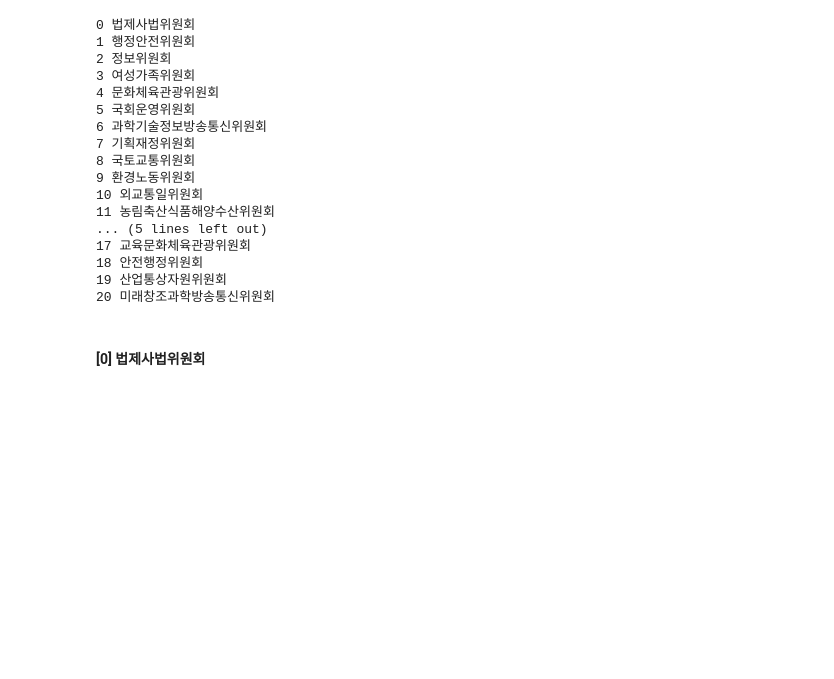
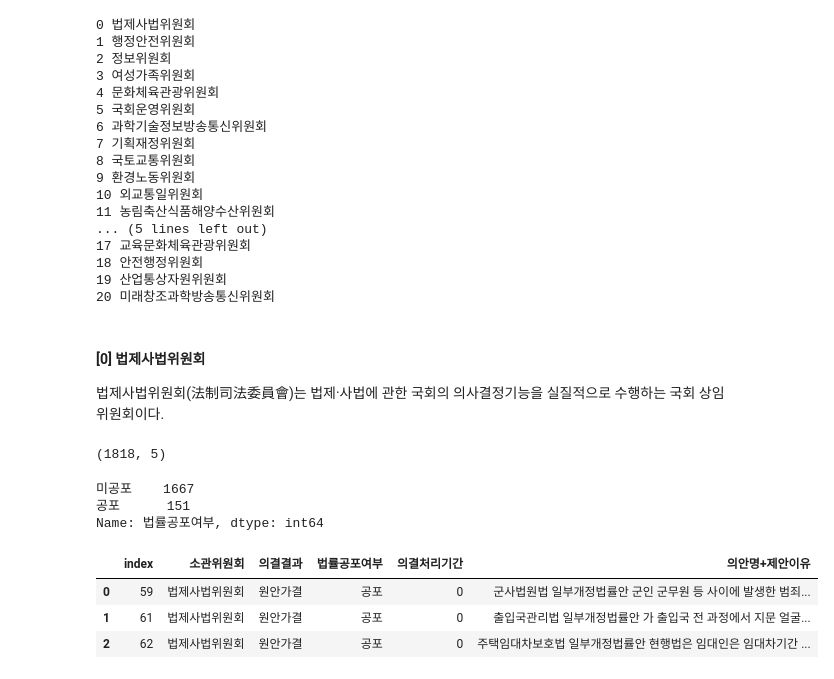
Before and after one commit to givemetarte/CUAI-conference, a Jupyter notebook: pending-bill-analysis-haram.ipynb, the cells around one changed output. Saved outputs shown, nothing was run; the diff lists cells and outputs as text; code cells hidden in the pictures; blank space fills up the shorter version.

```diff
--- a/pending-bill-analysis-haram.ipynb
+++ b/pending-bill-analysis-haram.ipynb
@@ -349,7 +372,7 @@ Try using .loc[row_indexer,col_indexer] = value instead
 See the caveats in the documentation: https://pandas.pydata.org/pandas-docs/stable/user_guide/indexing.html#returning-a-view-versus-a-copy
   comm_df1['의안명+제안이유'] = (comm_df1['의안명'] + ' ' + comm_df1['제안이유']).str.strip()
 # %%
-comm_anal1 = comm_df1[['소관위원회','의결결과','법률반영여부','의결처리기간','의안명+제안이유']]
+comm_anal1 = comm_df1[['소관위원회','의결결과','법률공포여부','의결처리기간','의안명+제안이유']]
 
 for index, com in enumerate(basic_comm):
     print(index, com)
@@ -371,7 +394,29 @@ for index, com in enumerate(basic_comm):
 18 안전행정위원회
 19 산업통상자원위원회
 20 미래창조과학방송통신위원회
-# %% [markdown]
-#### [0] 법제사법위원회
+# %% [markdown]
+#### [0] 법제사법위원회
+
+법제사법위원회(法制司法委員會)는 법제·사법에 관한 국회의 의사결정기능을 실질적으로 수행하는 국회 상임위원회이다.
 # %%
-com1 = comm_anal1[comm_anal1['소관위원회'] == basic_comm[0]].reset_index()
+com1 = comm_anal1[comm_anal1['소관위원회'] == basic_comm[0]]
+com1.shape
+# %% [output]
+(1818, 5)
+# %%
+com1['법률공포여부'].value_counts()
+# %% [output]
+미공포    1667
+공포      151
+Name: 법률공포여부, dtype: int64
+# %%
+# 공포/미공포 분류
+com1_pro = com1[com1['법률공포여부'] == '공포'].reset_index()
+com1_unpro = com1[com1['법률공포여부'] == '미공포'].reset_index()
+# %%
+com1_pro.head(3)
+# %% [output]
+|  | index | 소관위원회 | 의결결과 | 법률공포여부 | 의결처리기간 | 의안명+제안이유 |
+| 0 | 59 | 법제사법위원회 | 원안가결 | 공포 | 0 | 군사법원법 일부개정법률안 군인 군무원 등 사이에 발생한 범죄... |
+| 1 | 61 | 법제사법위원회 | 원안가결 | 공포 | 0 | 출입국관리법 일부개정법률안 가 출입국 전 과정에서 지문 얼굴... |
+| 2 | 62 | 법제사법위원회 | 원안가결 | 공포 | 0 | 주택임대차보호법 일부개정법률안 현행법은 임대인은 임대차기간 ... |
```
Also changed, not shown: parts of 4 cells of this notebook, 2 other files.
